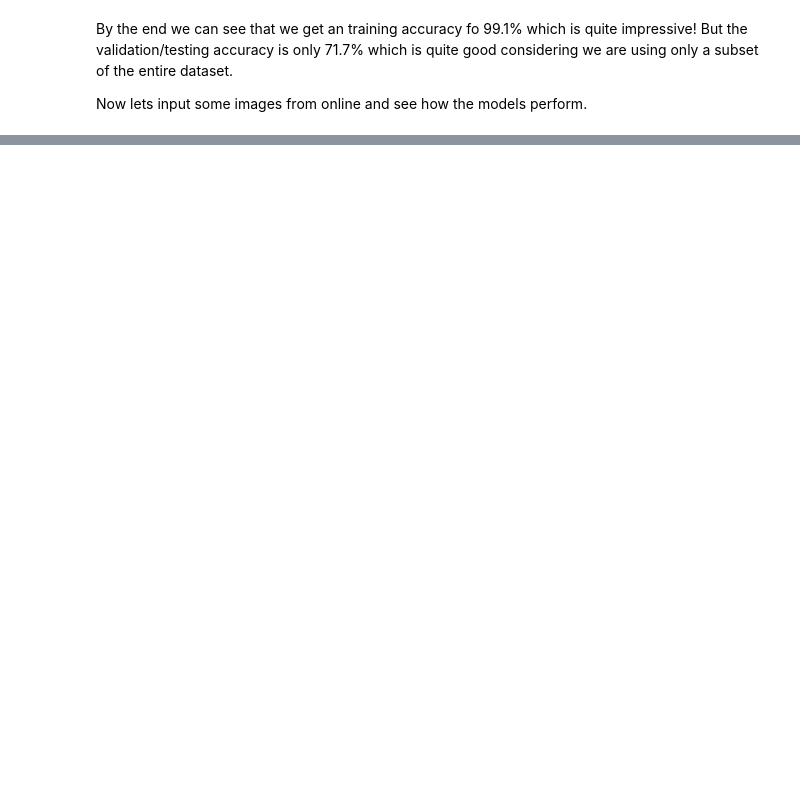
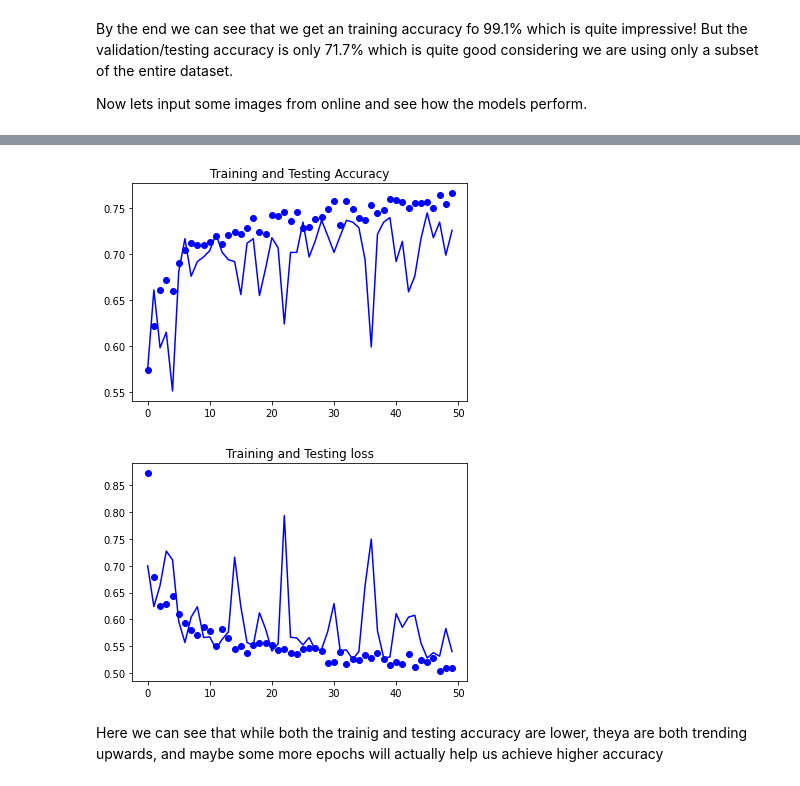
Before and after one commit to aryan619348/Dog_vs_Cats_CNN, a Jupyter notebook: Dogs_vs_Cats_CNN.ipynb, the cells around one changed output, grey strips where cells are left out. Saved outputs shown, nothing was run; the diff lists cells and outputs as text; code cells hidden in the pictures; blank space fills up the shorter version.

```diff
--- a/Dogs_vs_Cats_CNN.ipynb
+++ b/Dogs_vs_Cats_CNN.ipynb
@@ -254,0 +277,25 @@ After editing the image, i.e. cropping out the leaves and the tree branches we c
+# %%
+train_data_gen=ImageDataGenerator(
+    rescale=1/255,
+    rotation_range=40,
+    width_shift_range=0.2,
+    height_shift_range=0.2,
+    shear_range=0.2,
+    zoom_range=0.2,
+    horizontal_flip=True,
+    fill_mode='nearest')
+test_data_gen=ImageDataGenerator(rescale=1/255)
+
+train_generator=train_data_gen.flow_from_directory(
+    '/content/cats_and_dogs_filtered/train',
+    target_size=(150,150),
+    batch_size=20,
+    class_mode='binary'
+)
+
+test_generator=train_data_gen.flow_from_directory(
+    '/content/cats_and_dogs_filtered/validation',
+    target_size=(150,150),
+    batch_size=20,
+    class_mode='binary'
+)
@@ -254,0 +305,3 @@ After editing the image, i.e. cropping out the leaves and the tree branches we c
+# %%
+history=model.fit(train_generator,steps_per_epoch=100,epochs=50,verbose=1,
+                  validation_data=test_generator, validation_steps=50)
@@ -254,0 +326,21 @@ After editing the image, i.e. cropping out the leaves and the tree branches we c
+# %%
+train_acc=history.history['accuracy']
+test_acc=history.history['val_accuracy']
+train_loss =history.history['loss']
+test_loss=history.history['val_loss']
+epochs=range(len(train_acc))
+
+plt.plot(epochs,train_acc,'bo',label='training_accuracy')
+plt.plot(epochs,test_acc,'b',label='testing_accuracy')
+plt.title('Training and Testing Accuracy')
+plt.figure()
+plt.plot(epochs,train_loss,'bo',label='training_loss')
+plt.plot(epochs,test_loss,'b',label='testing_loss')
+plt.title('Training and Testing loss')
+
+plt.show()
+# %% [output]
+[figure, added]
+[figure, added]
+# %% [markdown]
+Here we can see that while both the trainig and testing accuracy are lower, theya are both trending upwards, and maybe some more epochs will actually help us achieve higher accuracy
```
Also changed, not shown: parts of 20 cells of this notebook.
